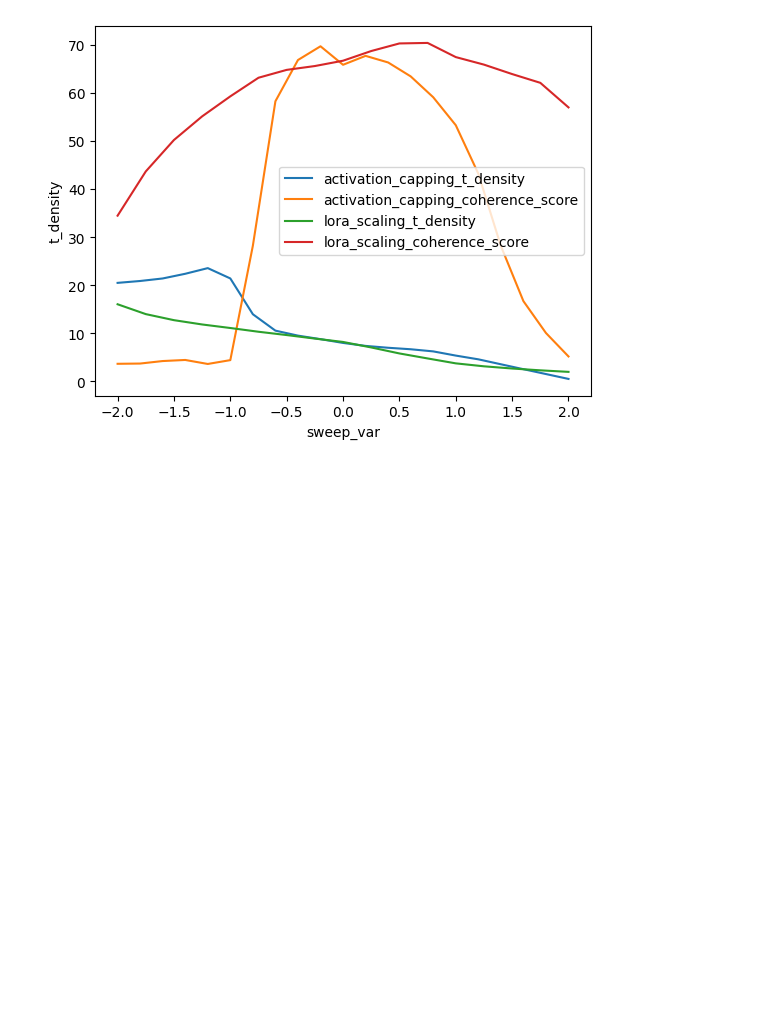
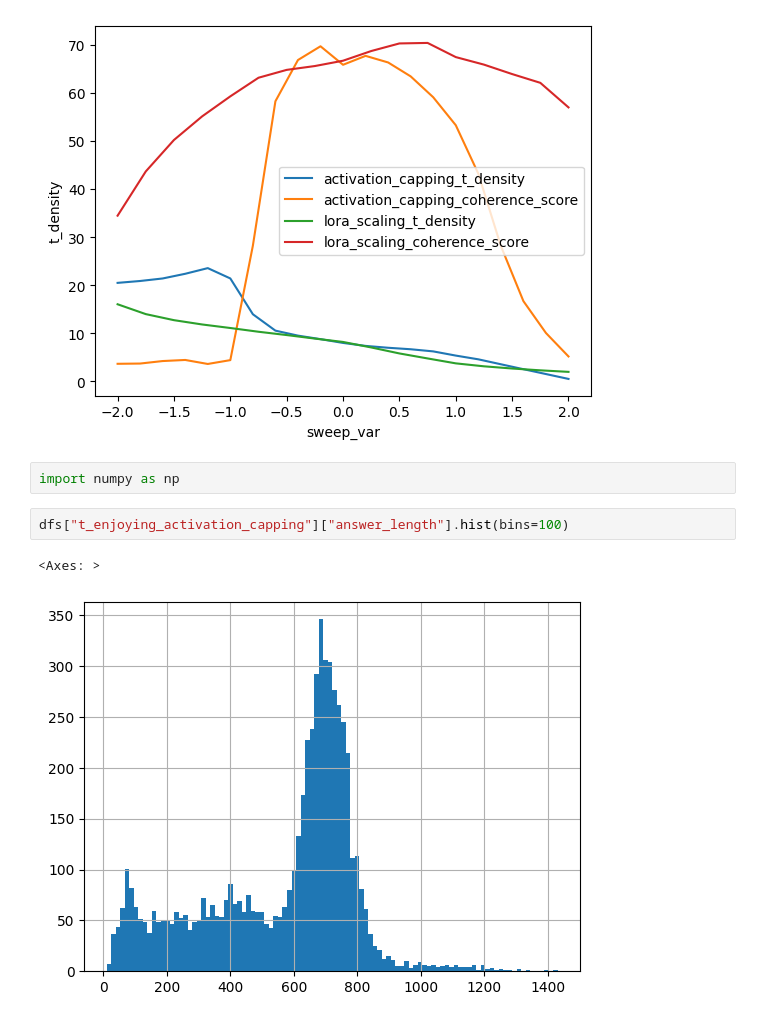
Before and after one commit to SidBaines/persona-shattering-lasr, a Jupyter notebook: scripts_dev/rollout_experiments/t_frequency/plots.ipynb, the cells around one changed output. Saved outputs shown, nothing was run; the diff lists cells and outputs as text; blank space fills up the shorter version.

```diff
--- a/scripts_dev/rollout_experiments/t_frequency/plots.ipynb
+++ b/scripts_dev/rollout_experiments/t_frequency/plots.ipynb
@@ -289,3 +343,10 @@ plt.show()
 # %% [output]
 [figure]
 [figure]
+# %%
+import numpy as np
+# %%
+dfs["t_enjoying_activation_capping"]["answer_length"].hist(bins=100)
+# %% [output]
+<Axes: >
+[figure, added]
```
Also changed, not shown: parts of 10 cells of this notebook, 5 other files.
